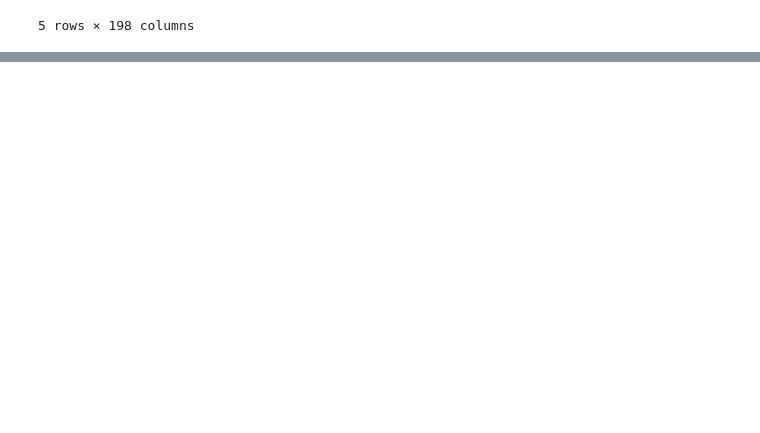
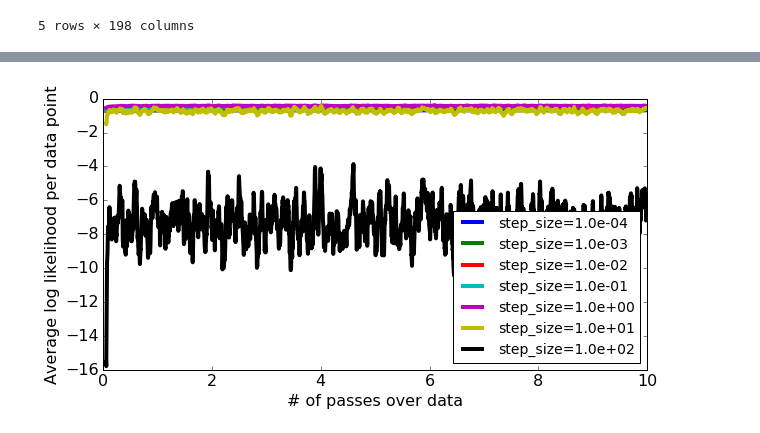
Before and after one commit to ah3200/Classification, a Jupyter notebook: week7/Stochastic-Gradient-Descent.ipynb, the cells around one changed output, grey strips where cells are left out. Cells and saved outputs as stored; diff of their text form; code cells hidden in the pictures; blank space fills up the shorter version.

```diff
--- a/week7/Stochastic-Gradient-Descent.ipynb
+++ b/week7/Stochastic-Gradient-Descent.ipynb
@@ -54,0 +71,3 @@ AttributeError: 'DataFrame' object has no attribute 'random_split'
+# %%
+feature_matrix_train, sentiment_train = get_numpy_data(train_data, important_words, 'sentiment')
+feature_matrix_valid, sentiment_valid = get_numpy_data(validation_data, important_words, 'sentiment')
@@ -54,0 +533,11 @@ AttributeError: 'DataFrame' object has no attribute 'random_split'
+# %%
+batch_size = 100
+num_passes = 10
+num_iterations = num_passes * int(len(feature_matrix_train)/batch_size)
+
+coefficients_sgd = {}
+log_likelihood_sgd = {}
+for step_size in np.logspace(-4, 2, num=7):
+    coefficients_sgd[step_size], log_likelihood_sgd[step_size] = logistic_regression_SG(feature_matrix_train, sentiment_train,
+                                       initial_coefficients=np.zeros(194),
+                                       step_size=step_size, batch_size=batch_size, max_iter=num_iterations)
@@ -54,0 +574,6 @@ AttributeError: 'DataFrame' object has no attribute 'random_split'
+# %%
+for step_size in np.logspace(-4, 2, num=7):
+    make_plot(log_likelihood_sgd[step_size], len_data=len(train_data), batch_size=100,
+              smoothing_window=30, label='step_size=%.1e'%step_size)
+# %% [output]
+[figure, added]
```
Also changed, not shown: parts of 42 cells of this notebook, 1 other file.
